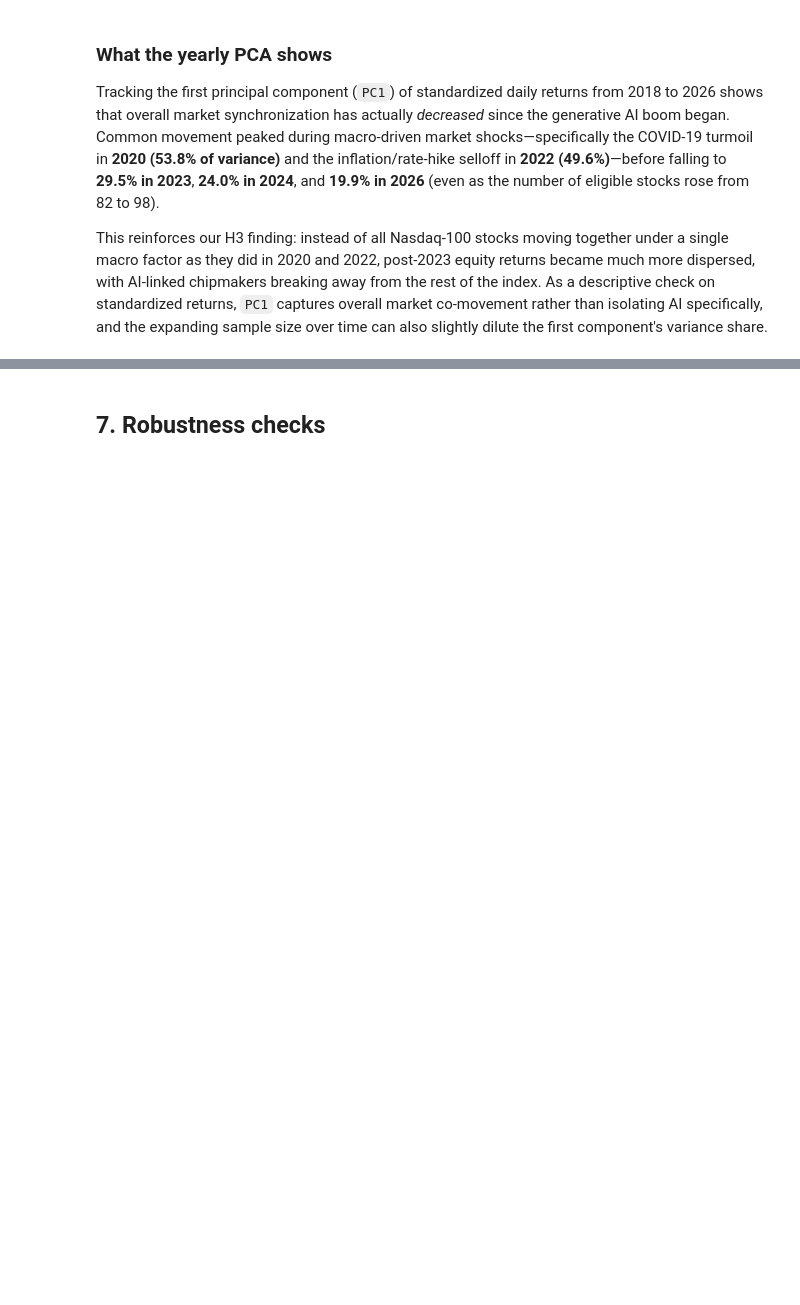
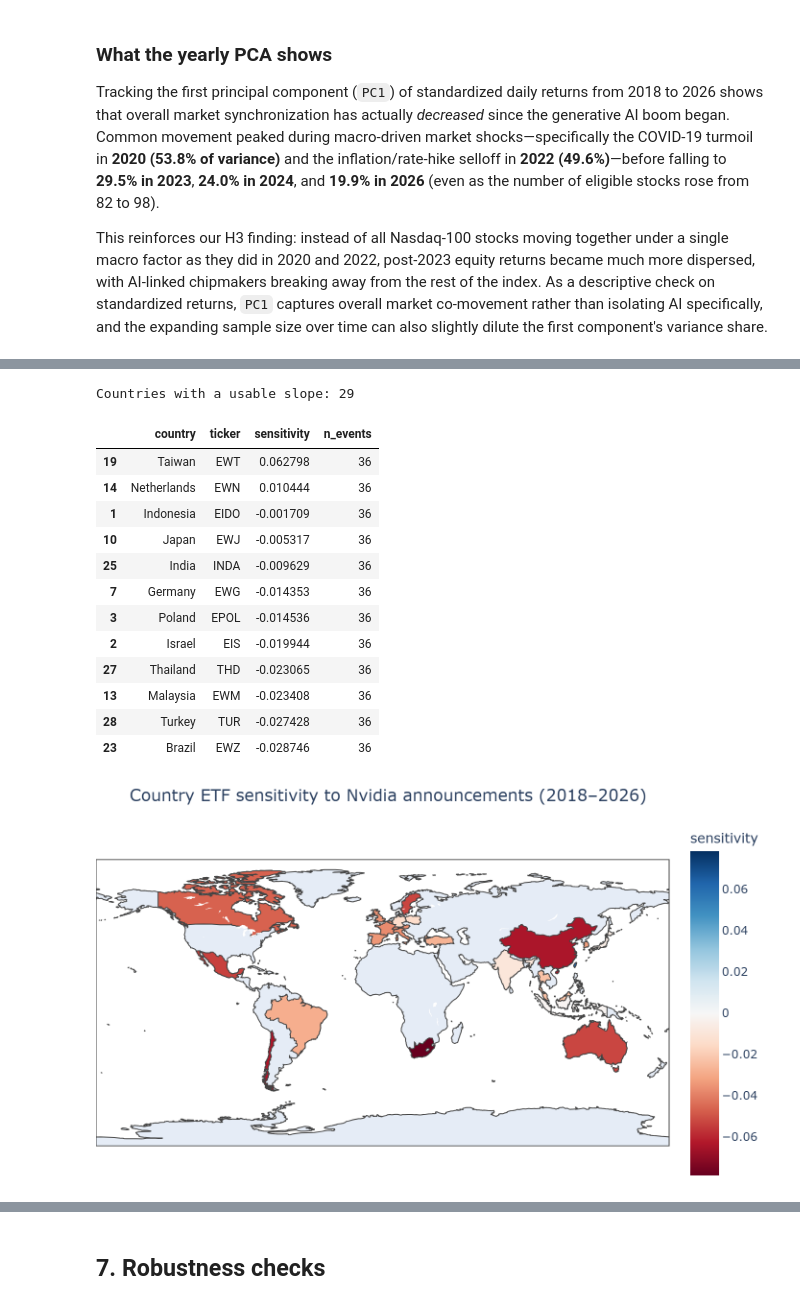
Before and after one commit to ayarhazi/ai-exposure-financial-markets, a Jupyter notebook: notebook1.ipynb, the cells around one changed output, grey strips where cells are left out. Drawn from its saved outputs; the diff is of its cells as text; code cells hidden in the pictures; blank space fills up the shorter version.

```diff
--- a/notebook1.ipynb
+++ b/notebook1.ipynb
@@ -418,0 +421,51 @@ This reinforces our H3 finding: instead of all Nasdaq-100 stocks moving together
+# %%
+import plotly.express as px
+
+# Align country ETFs with SPY and NVDA on the US trading calendar
+combined_country_prices = country_prices.copy()
+combined_country_prices["SPY"] = us_prices["SPY"].reindex(combined_country_prices.index)
+combined_country_prices["NVDA"] = us_prices["NVDA"].reindex(combined_country_prices.index)
+combined_country_prices = combined_country_prices.sort_index()
+
+# Estimate event-window sensitivity for each of the 29 country ETFs
+all_country = event_study(combined_country_prices, events, tickers=country_tickers + ["NVDA"], benchmark="SPY")
+country_panel = attach_nvda_shocks(all_country)
+country_slopes = sensitivity_by_stock(country_panel, min_events=settings.min_events_per_slope)
+country_slopes = country_slopes.merge(countries[["etf", "country", "iso3"]], left_on="ticker", right_on="etf", how="left")
+
+print("Countries with a usable slope:", len(country_slopes))
+display(country_slopes[["country", "ticker", "sensitivity", "n_events"]].sort_values("sensitivity", ascending=False).head(12))
+
+# Render the static world choropleth map (keep HTML copy in outputs/figures/)
+if len(country_slopes) >= 5:
+    fig_map = px.choropleth(
+        country_slopes,
+        locations="iso3",
+        color="sensitivity",
+        hover_name="country",
+        color_continuous_scale="RdBu",
+        color_continuous_midpoint=0,
+        title="Country ETF sensitivity to Nvidia announcements (2018–2026)",
+    )
+    fig_map.update_layout(margin=dict(l=0, r=0, t=40, b=0), height=420)
+    fig_map.write_html(FIGURES / "05_country_sensitivity_map.html")
+    fig_map.write_image(FIGURES / "05_country_sensitivity_map.png", scale=2)
+    display(Image(filename=str(FIGURES / "05_country_sensitivity_map.png")))
+
+country_slopes.to_csv(PROCESSED / "country_sensitivity.csv", index=False)
+# %% [output]
+Countries with a usable slope: 29
+|  | country | ticker | sensitivity | n_events |
+| 19 | Taiwan | EWT | 0.062798 | 36 |
+| 14 | Netherlands | EWN | 0.010444 | 36 |
+| 1 | Indonesia | EIDO | -0.001709 | 36 |
+| 10 | Japan | EWJ | -0.005317 | 36 |
+| 25 | India | INDA | -0.009629 | 36 |
+| 7 | Germany | EWG | -0.014353 | 36 |
+| 3 | Poland | EPOL | -0.014536 | 36 |
+| 2 | Israel | EIS | -0.019944 | 36 |
+| 27 | Thailand | THD | -0.023065 | 36 |
+| 13 | Malaysia | EWM | -0.023408 | 36 |
+| 28 | Turkey | TUR | -0.027428 | 36 |
+| 23 | Brazil | EWZ | -0.028746 | 36 |
+[figure, added]
```
Also changed, not shown: parts of 13 cells of this notebook.
